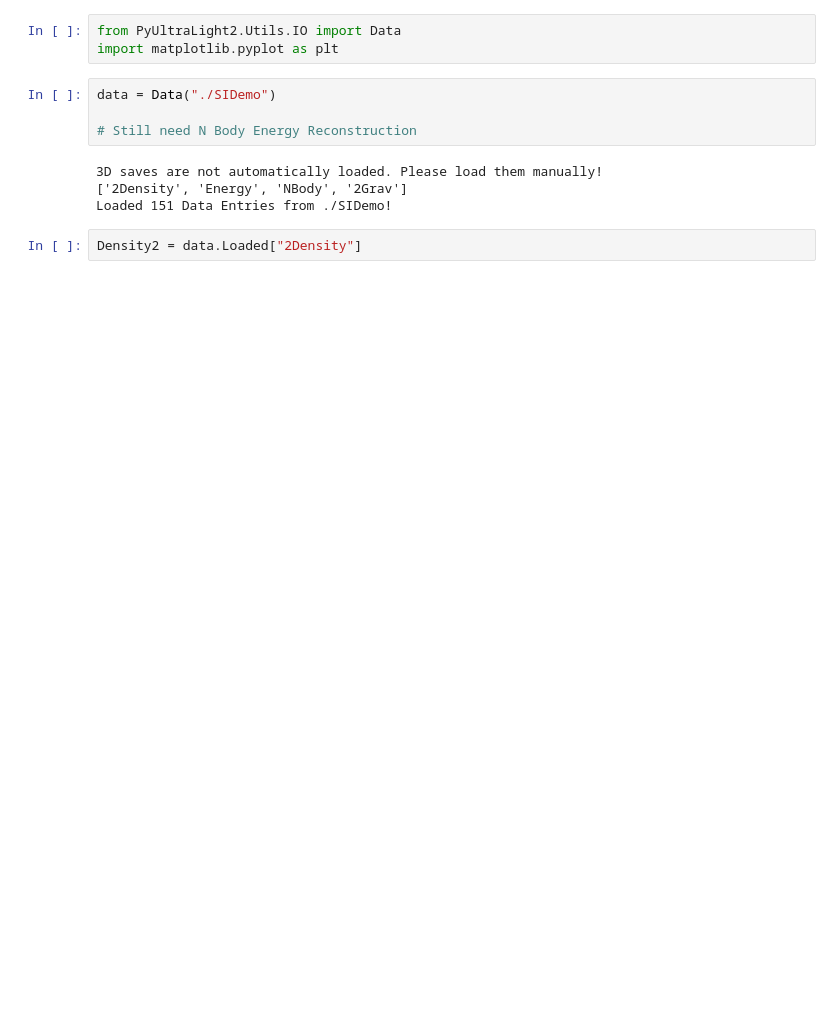
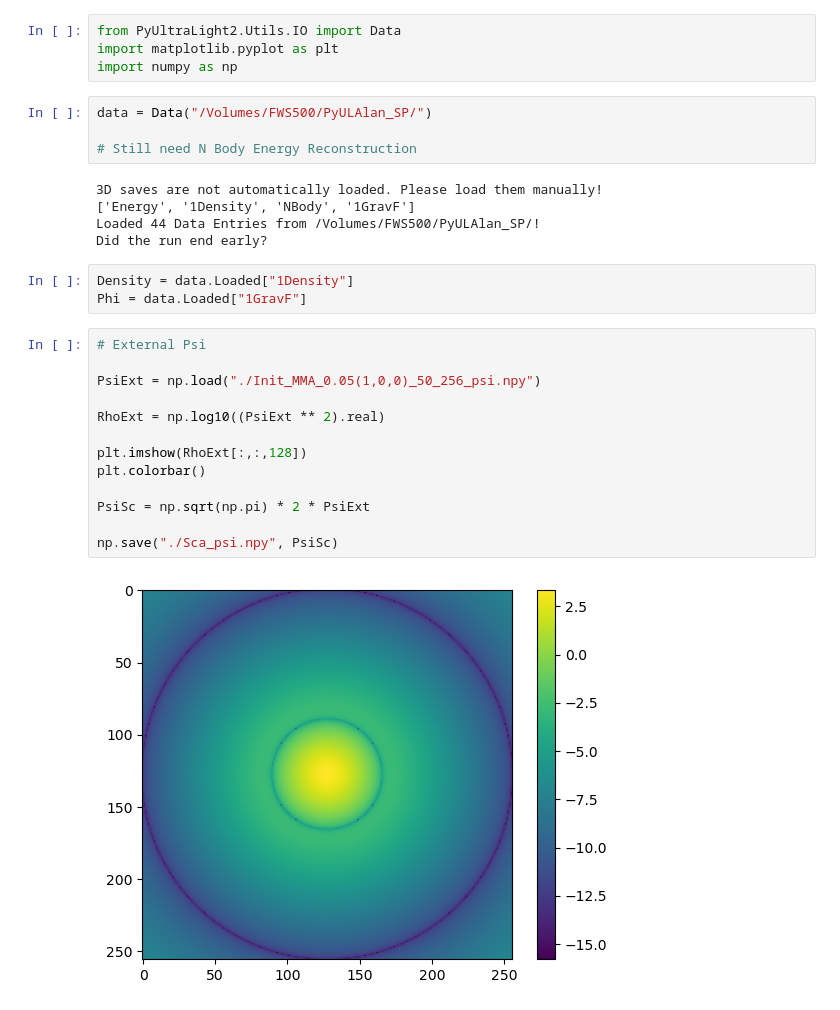
Before and after one commit to Sifyrena/PyUL_NBody, a Jupyter notebook: DataAnalysis_SI.ipynb, the cells around one changed output. Cells and saved outputs as stored; diff of their text form; blank space fills up the shorter version.

```diff
--- a/DataAnalysis_SI.ipynb
+++ b/DataAnalysis_SI.ipynb
@@ -1,13 +1,31 @@
 # %%
 from PyUltraLight2.Utils.IO import Data
 import matplotlib.pyplot as plt
+import numpy as np
 # %%
-data = Data("./SIDemo")
+data = Data("/Volumes/FWS500/PyULAlan_SP/")
 
 # Still need N Body Energy Reconstruction
 # %% [output]
 3D saves are not automatically loaded. Please load them manually!
-['2Density', 'Energy', 'NBody', '2Grav']
-Loaded 151 Data Entries from ./SIDemo!
+['Energy', '1Density', 'NBody', '1GravF']
+Loaded 44 Data Entries from /Volumes/FWS500/PyULAlan_SP/!
+Did the run end early?
 # %%
-Density2 = data.Loaded["2Density"]
+Density = data.Loaded["1Density"]
+Phi = data.Loaded["1GravF"]
+# %%
+# External Psi
+
+PsiExt = np.load("./Init_MMA_0.05(1,0,0)_50_256_psi.npy")
+
+RhoExt = np.log10((PsiExt ** 2).real)
+
+plt.imshow(RhoExt[:,:,128])
+plt.colorbar()
+
+PsiSc = np.sqrt(np.pi) * 2 * PsiExt
+
+np.save("./Sca_psi.npy", PsiSc)
+# %% [output]
+[figure, added]
```
Also changed, not shown: parts of 10 cells of this notebook, 11 other files.
